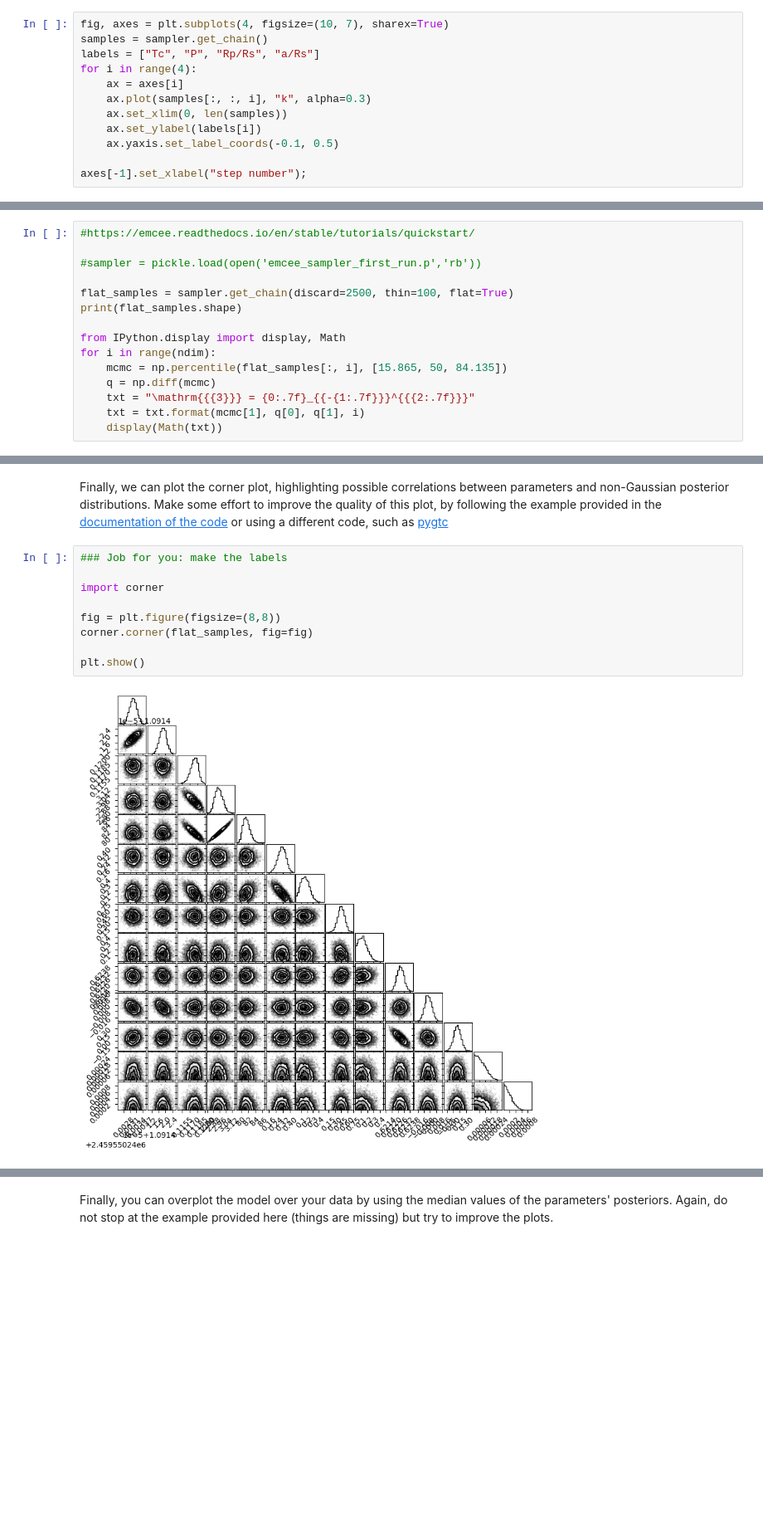
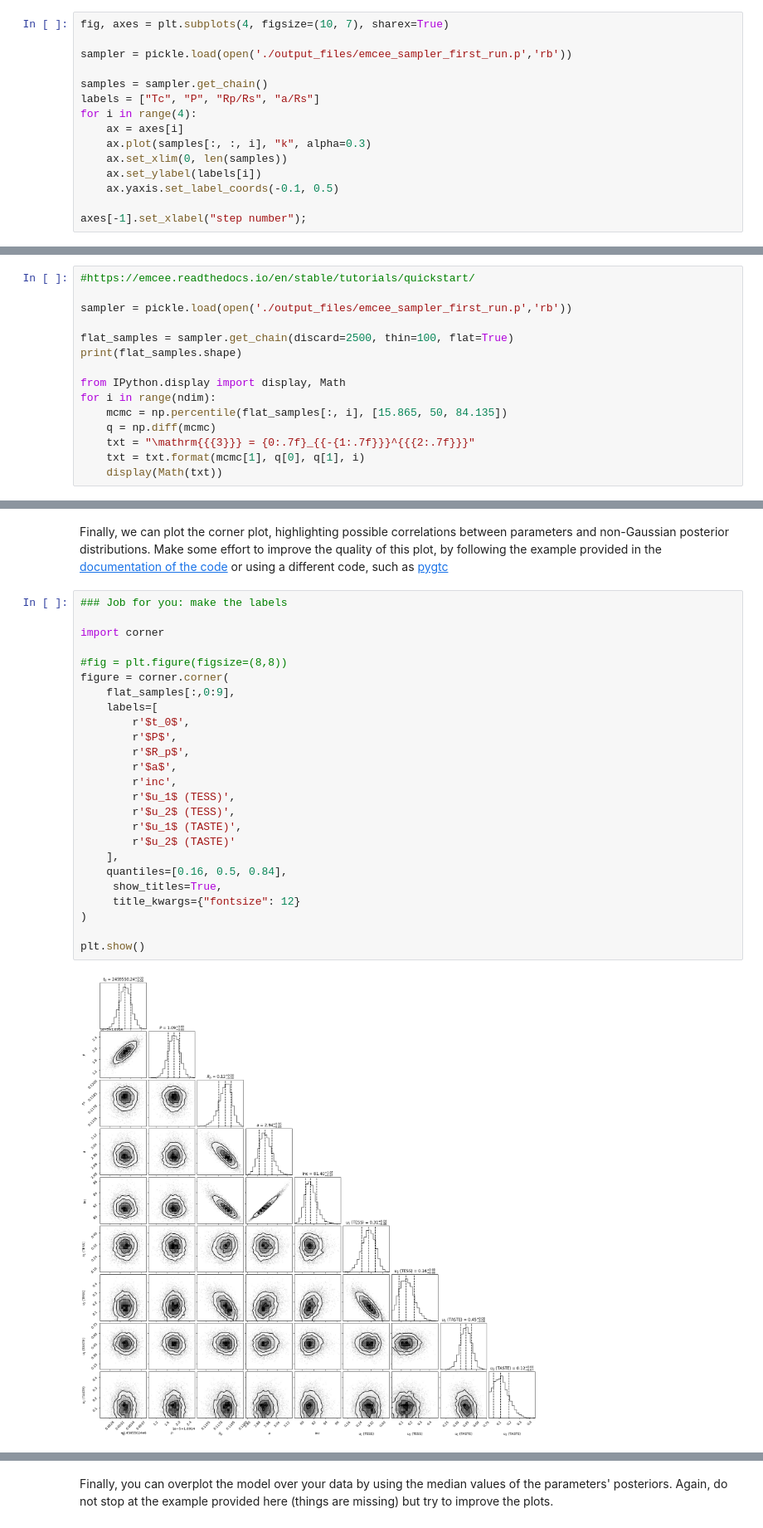
Before and after one commit to marcoboscato/exoplanet_lab2023, a Jupyter notebook: WASP-12 LAB/DATA ANALYSIS/2_model_fit.ipynb, the cells around one changed output, grey strips where cells are left out. Shown at 83% size. Drawn from its saved outputs; the diff is of its cells as text; blank space fills up the shorter version.

Commit message:
montecarlo and corner plot with labels

```diff
--- a/WASP-12 LAB/DATA ANALYSIS/2_model_fit.ipynb
+++ b/WASP-12 LAB/DATA ANALYSIS/2_model_fit.ipynb
@@ -402,6 +402,9 @@ pickle.dump(sampler, open('./output_files/emcee_sampler_first_run.p','wb'))
 We can visualize the chain to verify that the MCMC has reached convergence. Only four parameters are shown in this example, for your analysis you must check them all.
 # %%
 fig, axes = plt.subplots(4, figsize=(10, 7), sharex=True)
+
+sampler = pickle.load(open('./output_files/emcee_sampler_first_run.p','rb'))
+
 samples = sampler.get_chain()
 labels = ["Tc", "P", "Rp/Rs", "a/Rs"]
 for i in range(4):
@@ -422,7 +425,7 @@ After applying the burn-in cut and thinning the chains, the chains of each param
 # %%
 #https://emcee.readthedocs.io/en/stable/tutorials/quickstart/
 
-#sampler = pickle.load(open('emcee_sampler_first_run.p','rb'))
+sampler = pickle.load(open('./output_files/emcee_sampler_first_run.p','rb'))
 
 flat_samples = sampler.get_chain(discard=2500, thin=100, flat=True)
 print(flat_samples.shape)
@@ -453,11 +456,27 @@ Finally, we can plot the corner plot, highlighting possible correlations between
 # %%
 ### Job for you: make the labels
 
 import corner
 
-fig = plt.figure(figsize=(8,8))
-corner.corner(flat_samples, fig=fig)
+#fig = plt.figure(figsize=(8,8))
+figure = corner.corner(
+    flat_samples[:,0:9],
+    labels=[
+        r'$t_0$',
+        r'$P$',
+        r'$R_p$',
+        r'$a$',
+        r'inc',
+        r'$u_1$ (TESS)',
+        r'$u_2$ (TESS)',
+        r'$u_1$ (TASTE)',
+        r'$u_2$ (TASTE)'
+    ],
+    quantiles=[0.16, 0.5, 0.84],
+     show_titles=True,
+     title_kwargs={"fontsize": 12}
+)
 
 plt.show()
 # %% [output]
-[figure, old version]
+[figure, new version]
```
Also changed, not shown: parts of 3 cells of this notebook, 2 other files.
